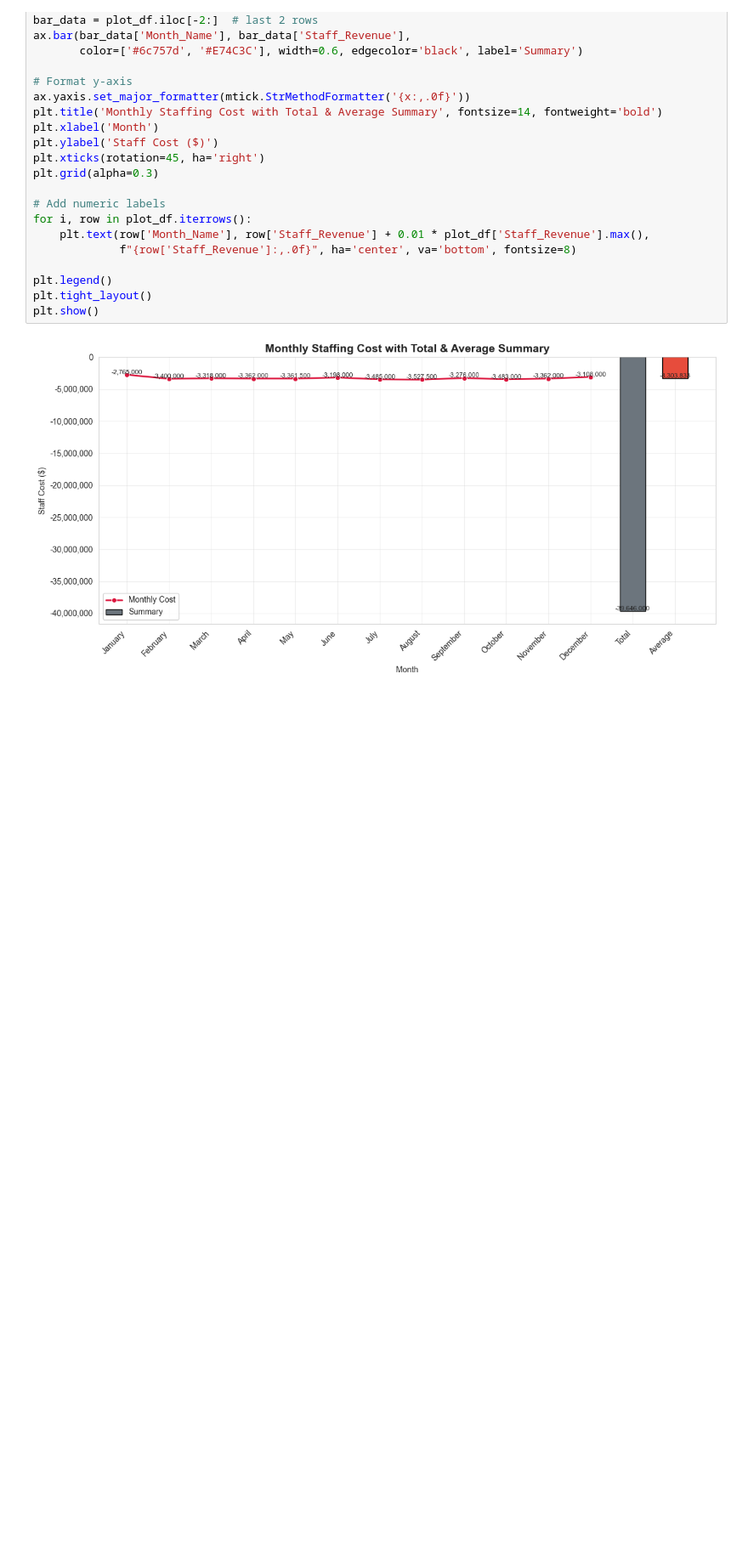
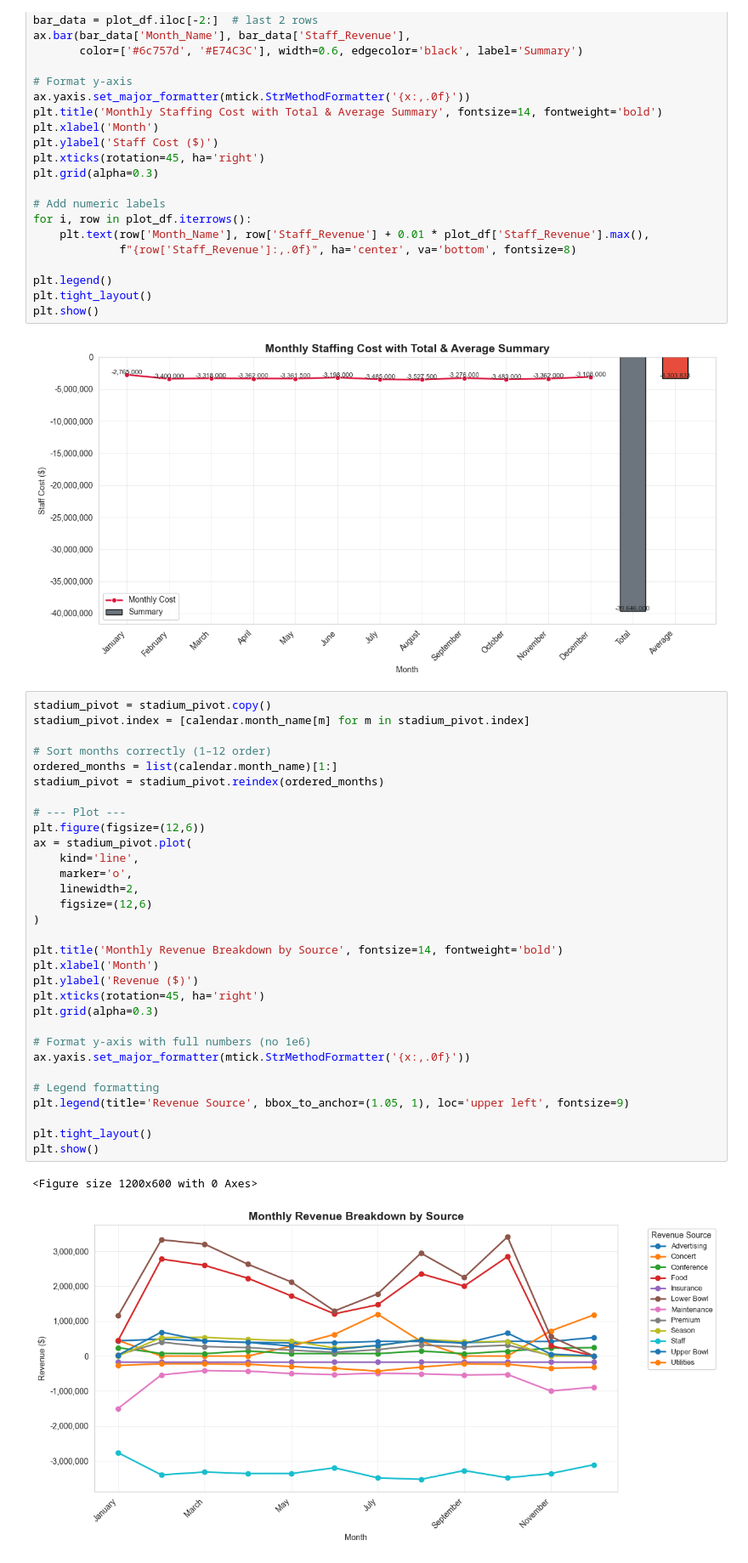
Before and after one commit to mcho04/UBC-Bolt-First-Byte-2025, a Jupyter notebook: first_byte_2025.ipynb, the cells around one changed output. Shown at 85% size. Cells and saved outputs as stored; diff of their text form; blank space fills up the shorter version.

```diff
--- a/first_byte_2025.ipynb
+++ b/first_byte_2025.ipynb
@@ -1194,3 +1302,37 @@ plt.tight_layout()
 plt.show()
 # %% [output]
 [figure]
+# %%
+stadium_pivot = stadium_pivot.copy()
+stadium_pivot.index = [calendar.month_name[m] for m in stadium_pivot.index]
+
+# Sort months correctly (1–12 order)
+ordered_months = list(calendar.month_name)[1:]
+stadium_pivot = stadium_pivot.reindex(ordered_months)
+
+# --- Plot ---
+plt.figure(figsize=(12,6))
+ax = stadium_pivot.plot(
+    kind='line',
+    marker='o',
+    linewidth=2,
+    figsize=(12,6)
+)
+
+plt.title('Monthly Revenue Breakdown by Source', fontsize=14, fontweight='bold')
+plt.xlabel('Month')
+plt.ylabel('Revenue ($)')
+plt.xticks(rotation=45, ha='right')
+plt.grid(alpha=0.3)
+
+# Format y-axis with full numbers (no 1e6)
+ax.yaxis.set_major_formatter(mtick.StrMethodFormatter('{x:,.0f}'))
+
+# Legend formatting
+plt.legend(title='Revenue Source', bbox_to_anchor=(1.05, 1), loc='upper left', fontsize=9)
+
+plt.tight_layout()
+plt.show()
+# %% [output]
+<Figure size 1200x600 with 0 Axes>
+[figure, added]
```
Also changed, not shown: parts of 15 cells of this notebook.
